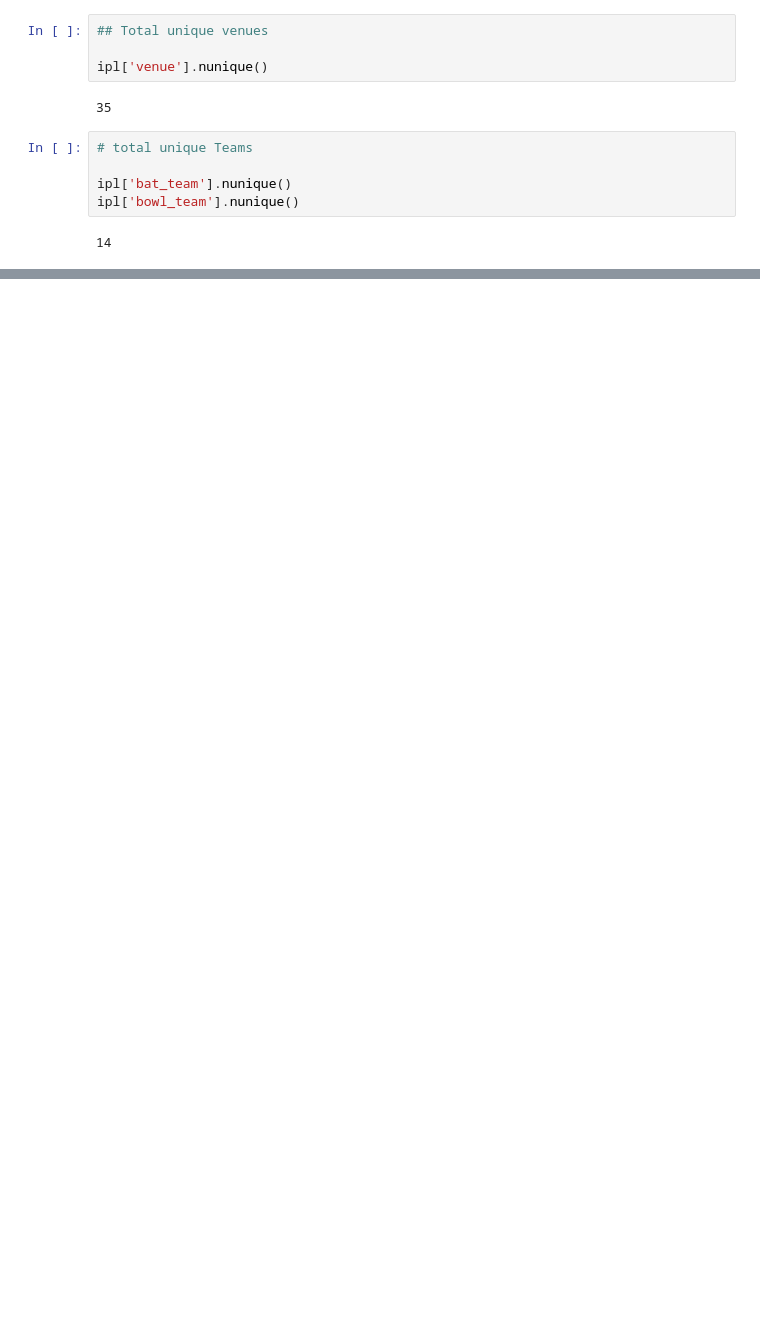
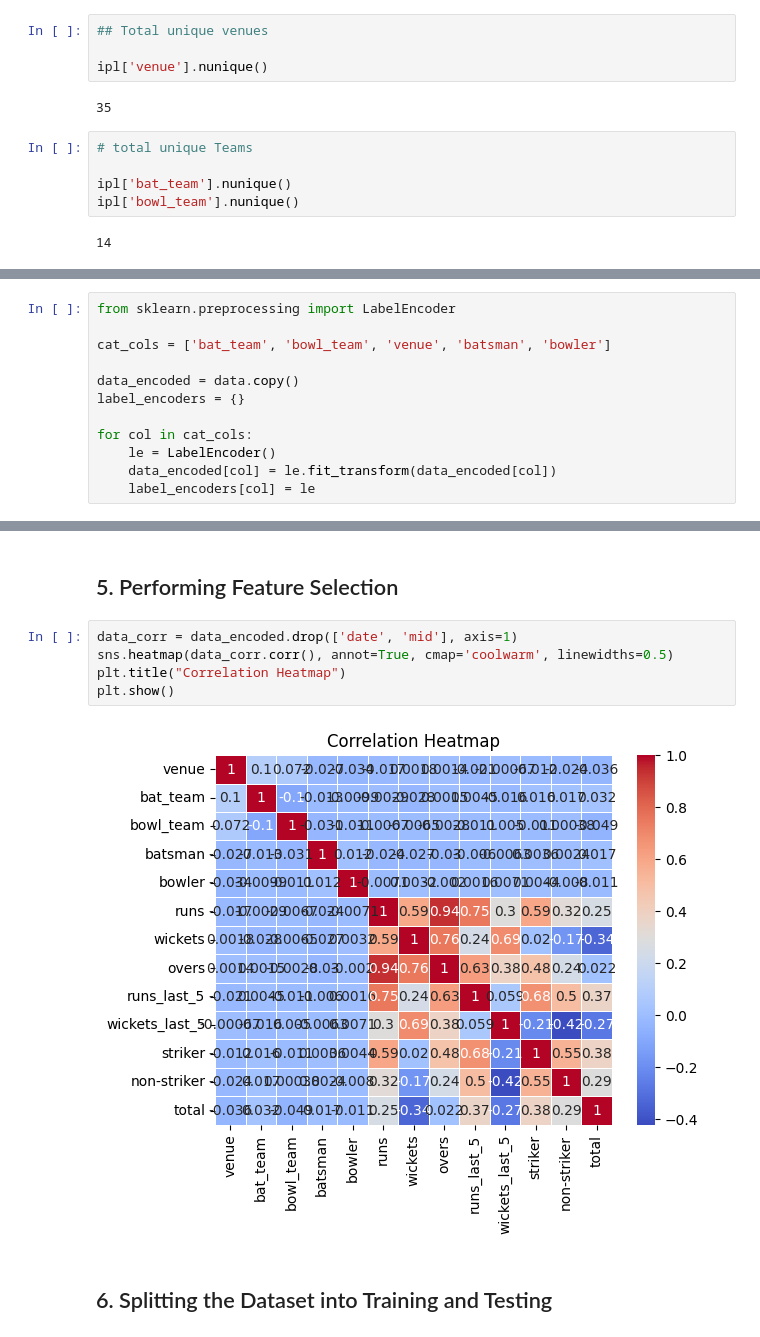
Before and after one commit to itsluckysharma01/IPL-Score-Prediction-using-Deep-Learning, a Jupyter notebook: IPL.ipynb, the cells around one changed output, grey strips where cells are left out. Drawn from its saved outputs; the diff is of its cells as text; blank space fills up the shorter version.

```diff
--- a/IPL.ipynb
+++ b/IPL.ipynb
@@ -62,0 +140,12 @@ matches_per_venue = data[['mid', 'venue']].drop_duplicates()
+# %%
+from sklearn.preprocessing import LabelEncoder
+
+cat_cols = ['bat_team', 'bowl_team', 'venue', 'batsman', 'bowler']
+
+data_encoded = data.copy()
+label_encoders = {}
+
+for col in cat_cols:
+    le = LabelEncoder()
+    data_encoded[col] = le.fit_transform(data_encoded[col])
+    label_encoders[col] = le
@@ -62,0 +173,11 @@ matches_per_venue = data[['mid', 'venue']].drop_duplicates()
+# %% [markdown]
+## 5. Performing Feature Selection
+# %%
+data_corr = data_encoded.drop(['date', 'mid'], axis=1)
+sns.heatmap(data_corr.corr(), annot=True, cmap='coolwarm', linewidths=0.5)
+plt.title("Correlation Heatmap")
+plt.show()
+# %% [output]
+[figure, added]
+# %% [markdown]
+## 6. Splitting the Dataset into Training and Testing
```
Also changed, not shown: parts of 25 cells of this notebook.
